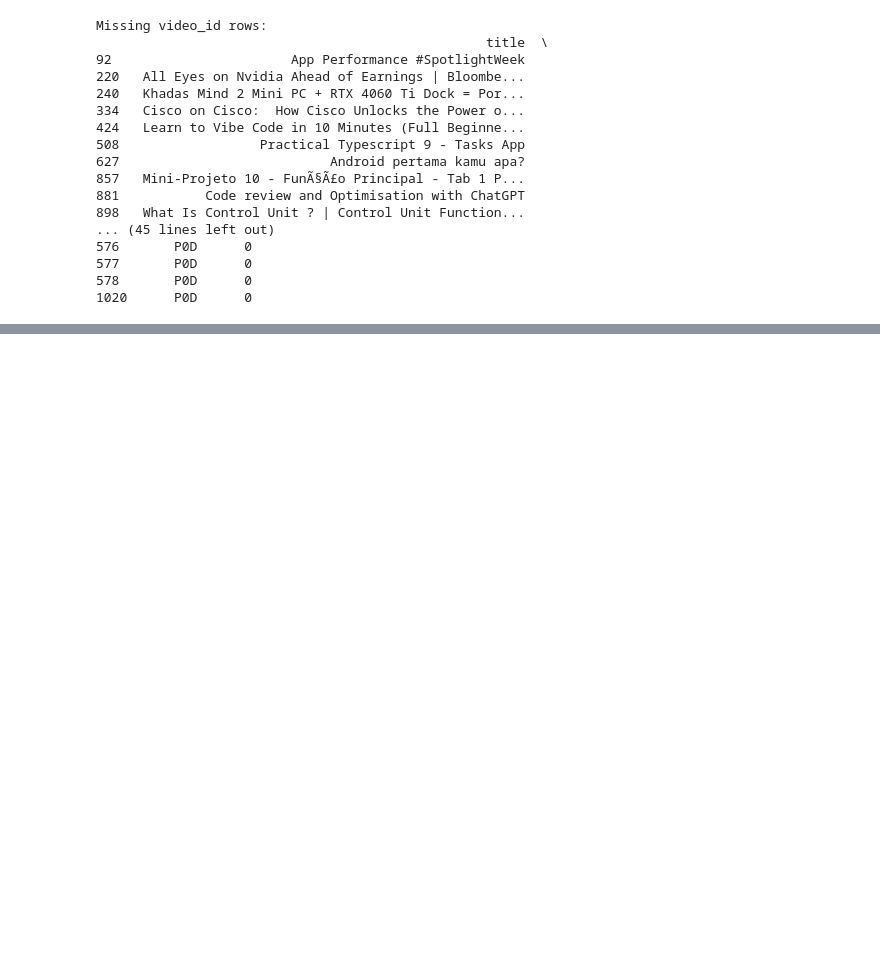
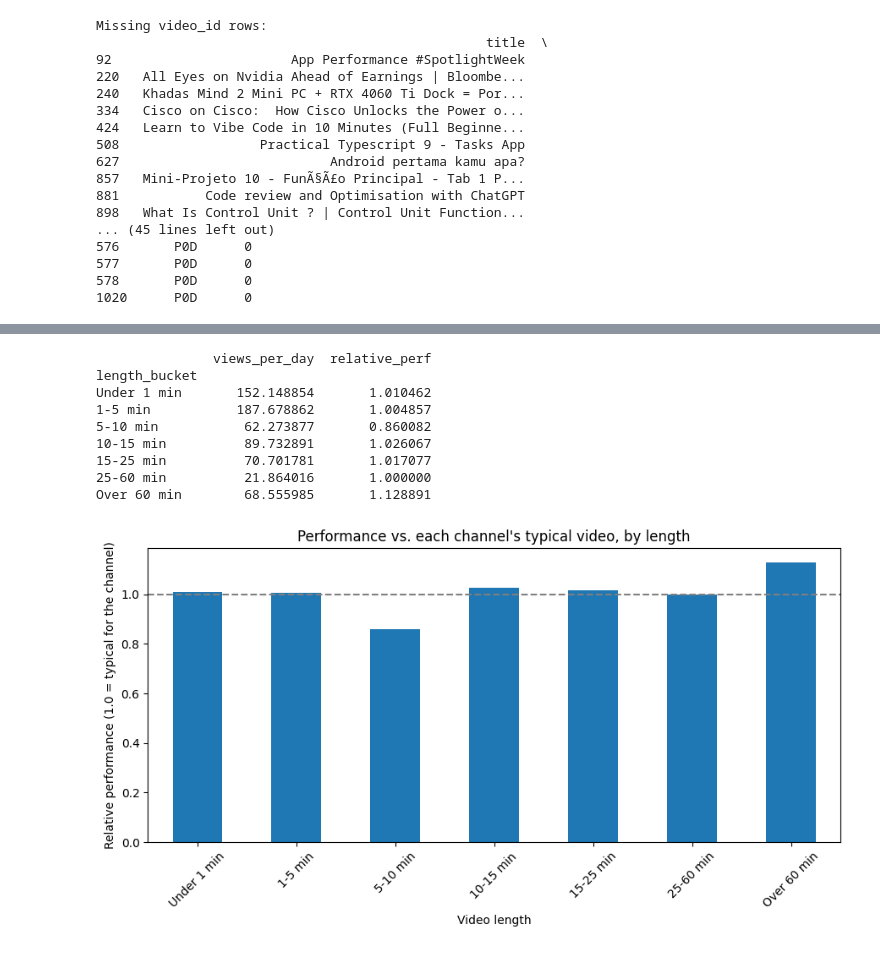
Before and after one commit to FichardReynman/carlos-data-analysis, a Jupyter notebook: Assignment_5/data_analysis.ipynb, the cells around one changed output, grey strips where cells are left out. Drawn from its saved outputs; the diff is of its cells as text; code cells hidden in the pictures; blank space fills up the shorter version.

Commit message:
Add length, topic, and channel analysis

```diff
--- a/Assignment_5/data_analysis.ipynb
+++ b/Assignment_5/data_analysis.ipynb
@@ -206,0 +247,10 @@ Missing video_id rows:
+# %%
+# How many videos fall in each length bucket?
+
+bins = [0, 1, 5, 10, 15, 25, 60, float("inf")]
+labels = ["Under 1 min", "1-5 min", "5-10 min", "10-15 min", "15-25 min", "25-60 min", "Over 60 min"]
+videos_clean["length_bucket"] = pd.cut(videos_clean["duration_min"], bins=bins, labels=labels)
+
+print(videos_clean["length_bucket"].value_counts().sort_index())
+print()
+print(videos_clean.groupby("length_bucket", observed=True)["views"].median())
@@ -206,0 +277,36 @@ Missing video_id rows:
+# %%
+# 1. How old is each video (in days) on the day of the scrape?
+videos_clean["scraped_at"] = pd.to_datetime(videos_clean["scraped_at"], format="ISO8601", utc=True)
+videos_clean["age_days"] = (videos_clean["scraped_at"] - videos_clean["published_at"]).dt.total_seconds() / 86400
+
+# 2. Views per day (videos under 1 day old are treated as 1 day to avoid inflated numbers)
+videos_clean["views_per_day"] = videos_clean["views"] / videos_clean["age_days"].clip(lower=1)
+
+# 3. Compare each video to its own channel's typical video
+channel_median = videos_clean.groupby("channel_id")["views_per_day"].transform("median")
+videos_clean["relative_perf"] = videos_clean["views_per_day"] / channel_median.where(channel_median > 0)
+
+# 4. Results by length bucket
+results = videos_clean.groupby("length_bucket", observed=True)[["views_per_day", "relative_perf"]].median()
+print(results)
+
+# 5. Chart
+results["relative_perf"].plot(kind="bar", figsize=(9, 5))
+plt.axhline(1, color="gray", linestyle="--")
+plt.title("Performance vs. each channel's typical video, by length")
+plt.ylabel("Relative performance (1.0 = typical for the channel)")
+plt.xlabel("Video length")
+plt.xticks(rotation=45)
+plt.tight_layout()
+plt.show()
+# %% [output]
+               views_per_day  relative_perf
+length_bucket
+Under 1 min       152.148854       1.010462
+1-5 min           187.678862       1.004857
+5-10 min           62.273877       0.860082
+10-15 min          89.732891       1.026067
+15-25 min          70.701781       1.017077
+25-60 min          21.864016       1.000000
+Over 60 min        68.555985       1.128891
+[figure, added]
```
Also changed, not shown: parts of 8 cells of this notebook, 2 other files.
